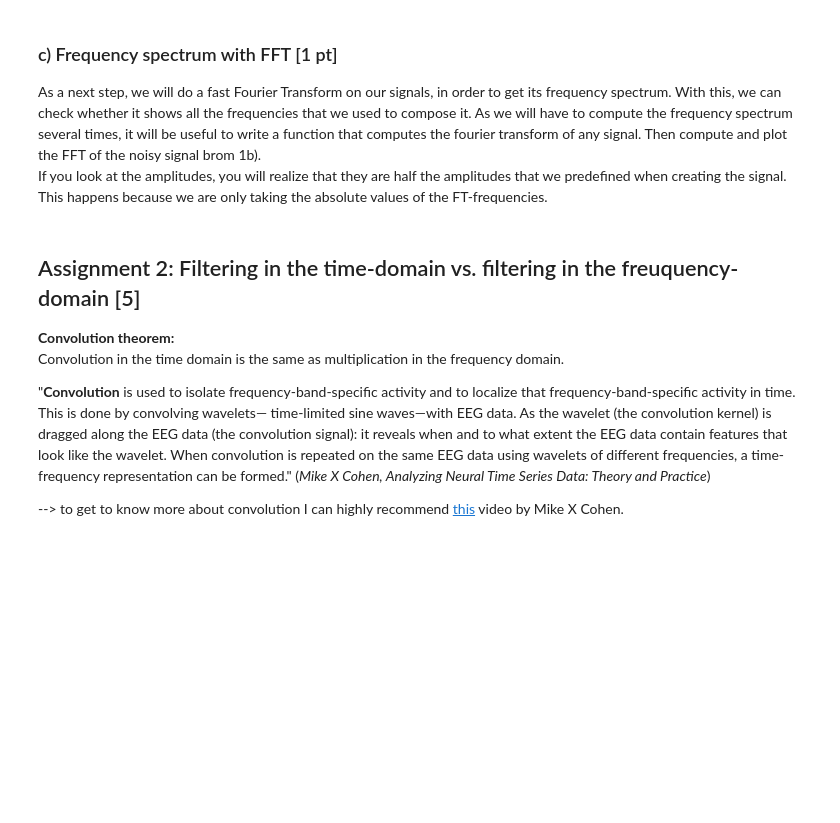
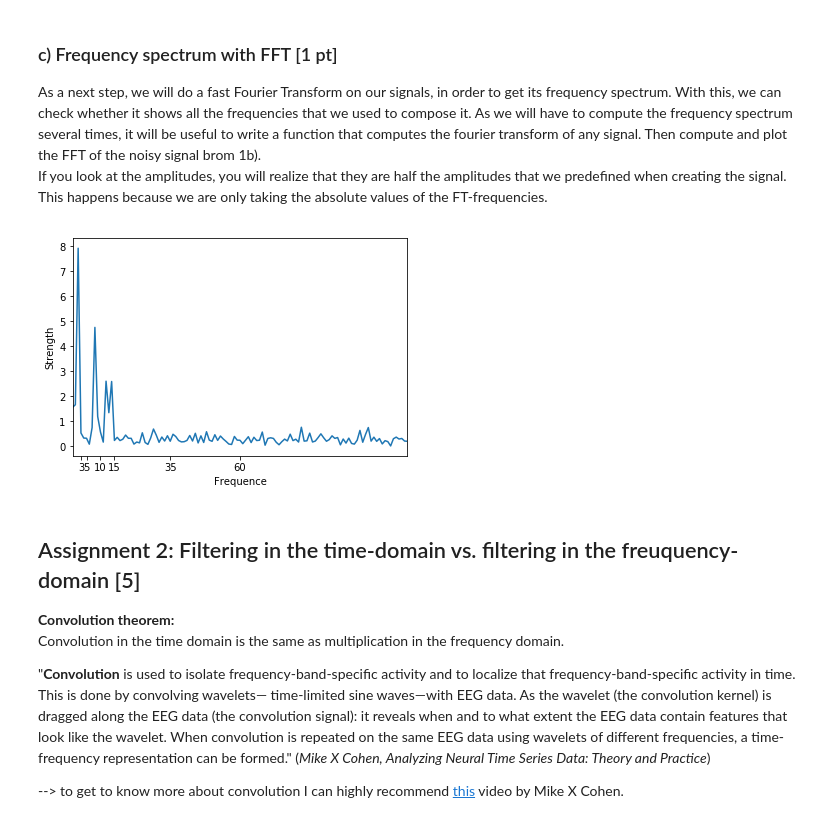
Before and after one commit to NBP-ACC/week-8-updated-acc_2, a Jupyter notebook: Sheet06.ipynb, the cells around one changed output. Drawn from its saved outputs; the diff is of its cells as text; code cells hidden in the pictures; blank space fills up the shorter version.

```diff
--- a/Sheet06.ipynb
+++ b/Sheet06.ipynb
@@ -111,9 +111,3 @@ As a next step, we will do a fast Fourier Transform on our signals, in order to
 As we will have to compute the frequency spectrum several times, it will be useful to write a function that computes the fourier transform of any signal.
 Then compute and plot the FFT of the noisy signal brom 1b).
 If you look at the amplitudes, you will realize that they are half the amplitudes that we predefined when creating the signal. This happens because we are only taking the absolute values of the FT-frequencies.
-# %%
-def getFT(sig):
-
-# TODO
-
-    return FFT
@@ -123,3 +114,29 @@ def getFT(sig):
+# %%
+def getFT(signal, optimize: bool = False):
+    # Calculate the one-dimensional discrete Fourier Transform.
+    fft = np.fft.fft(signal)
+
+    if optimize:
+        # FFT is symmetric - remove second, symmetric half
+        fft = fft[:len(fft) // 2]
+
+        # Normalize strength with respect to signal length
+        fft /= len(signal)
+
+    # We want it absolute
+    return np.abs(fft)
+
+# compute FFT of the noisy signal
+frequencies = getFT(signal_noisy, True)
+
+fig, ax = plt.subplots(1, 1)
+ax.plot(frequencies)
+ax.set_xlabel("Frequence")
+ax.set_ylabel("Strength")
+ax.set_xlim(0, max(frex) * 2)
+ax.set_xticks(frex);
+# %% [output]
+[figure, added]
 # %% [markdown]
 ## Assignment 2: Filtering in the time-domain vs. filtering in the freuquency-domain [5]
 **Convolution theorem:**
```
Also changed, not shown: parts of 6 cells of this notebook, 1 other file.
